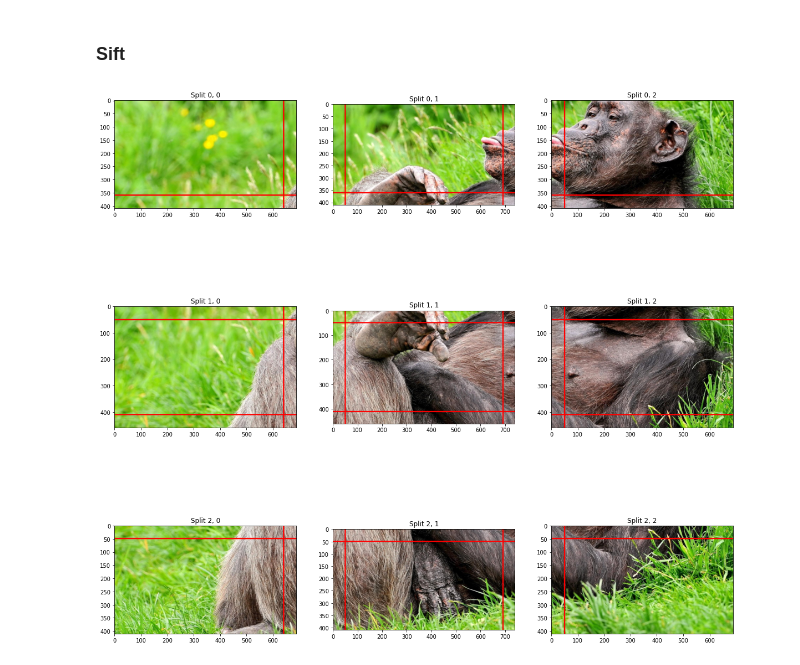
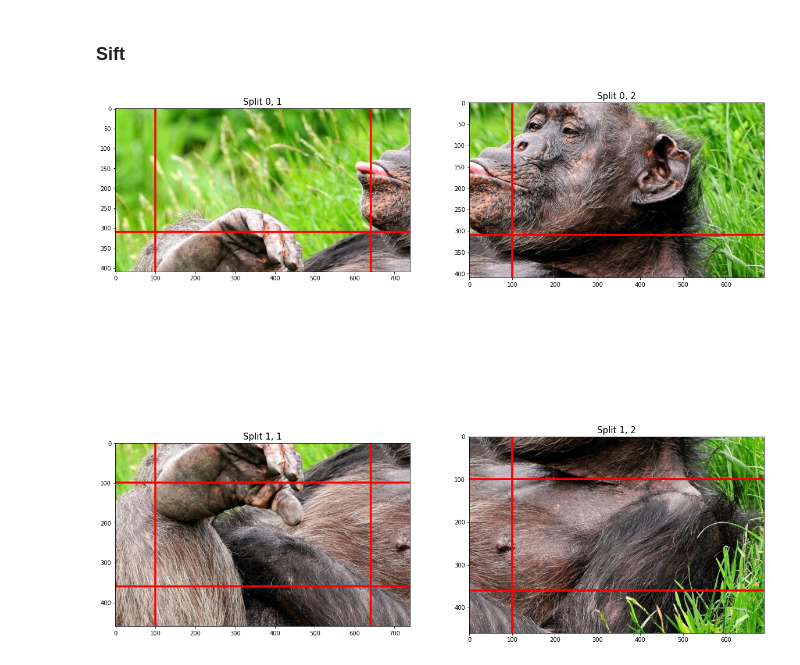
Before and after one commit to WTS012201/CompVis, a Jupyter notebook: ImageStitching/stitching.ipynb, the cells around one changed output. Saved outputs shown, nothing was run; the diff lists cells and outputs as text; code cells hidden in the pictures.

Commit message:
fixed split_size

```diff
--- a/ImageStitching/stitching.ipynb
+++ b/ImageStitching/stitching.ipynb
@@ -28,7 +28,7 @@ class Splitter:
         self.img = np.copy(img)
         self.r_split = r_split
         self.c_split = c_split
-        self.split_size = split_size // 2
+        self.split_size = split_size
 
         splits = []
         m_size, n_size = img.shape[0], img.shape[1]
@@ -37,13 +37,13 @@ class Splitter:
         for i in range(r_split):
             row = []
             f_i, l_i = i == 0, i == c_split - 1
-            start_i = i * (m_size // r_split) - (not f_i) * split_size
-            end_i = (i + 1) * (m_size // r_split) + (not l_i) * split_size
+            start_i = i * (m_size // r_split) - (not f_i) * split_size // 2
+            end_i = (i + 1) * (m_size // r_split) + (not l_i) * split_size // 2
 
             for j in range(c_split):
                 f_j, l_j = j == 0, j == c_split - 1
-                start_j = j * (n_size // c_split) - (not f_j) * split_size
-                end_j = (j + 1) * (n_size // c_split) + (not l_j) * split_size
+                start_j = j * (n_size // c_split) - (not f_j) * split_size // 2
+                end_j = (j + 1) * (n_size // c_split) + (not l_j) * split_size // 2
 
                 split = (img[
                     start_i:end_i + l_i * remain_r,
@@ -62,7 +62,7 @@ class Splitter:
 
     def _draw_splits(self, _rects=False, _color=None):
         cp_splits = self.splits
-        c_ss = self.split_size * 2
+        c_ss = self.split_size
         alpha = 0.25
 
         if _rects:
@@ -124,13 +124,13 @@ class Splitter:
             for aj, sj in enumerate(rcols if rcols else range(cols)):
                 if rows == 1:
                     axes[aj].imshow(cp_splits[si][sj], **kwargs)
-                    axes[aj].set_title(f"Split {sj}")
+                    axes[aj].set_title(f"Split {sj}", fontsize=15)
                 elif cols == 1:
                     axes[ai].imshow(cp_splits[si][sj], **kwargs)
-                    axes[ai].set_title(f"Split {sj}")
+                    axes[ai].set_title(f"Split {sj}", fontsize=15)
                 else:
                     axes[ai, aj].imshow(cp_splits[si][sj], **kwargs)
-                    axes[ai, aj].set_title(f"Split {si}, {sj}")
+                    axes[ai, aj].set_title(f"Split {si}, {sj}", fontsize=15)
 
     def apply(self, expr, rrows: range = None, rcols: range = None):
         for i in rrows if rrows else range(self.img):
@@ -139,20 +139,20 @@ class Splitter:
 # %%
 src = cv.imread(TEST_IMG)
 if src is None:
     print('Could not open or find the image:', TEST_IMG)
     exit(0)
 
 img = src.copy()
 sift = cv.SIFT_create()
 
-r_split, c_split, split_size = 3, 3, 50
+r_split, c_split, split_size = 3, 3, 100
 splits = Splitter(img, r_split, c_split, split_size)
-splits.show(with_lines=True)
-# splits.show(with_lines=True, rrows=range(0, 2), rcols=range(1, 3))
+# splits.show(with_lines=True)
+splits.show(with_lines=True, rrows=range(0, 2), rcols=range(1, 3))
 # splits.show(with_lines=True, rrows=range(2, 3), rcols=range(2, 3),)
 # splits.show(with_lines=True, rcols=range(0,3,2))
 # %% [output]
-[figure, old version]
+[figure, new version]
 # %%
 # splits.apply
 splits.show(with_lines=False)
```
